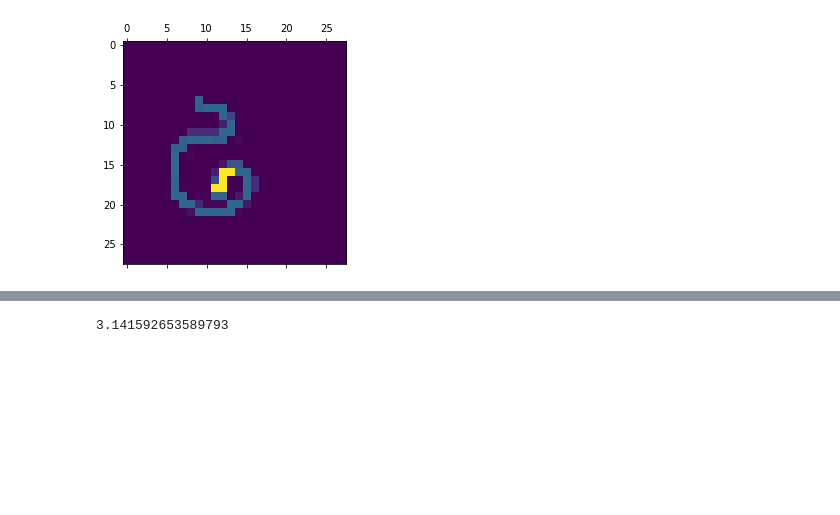
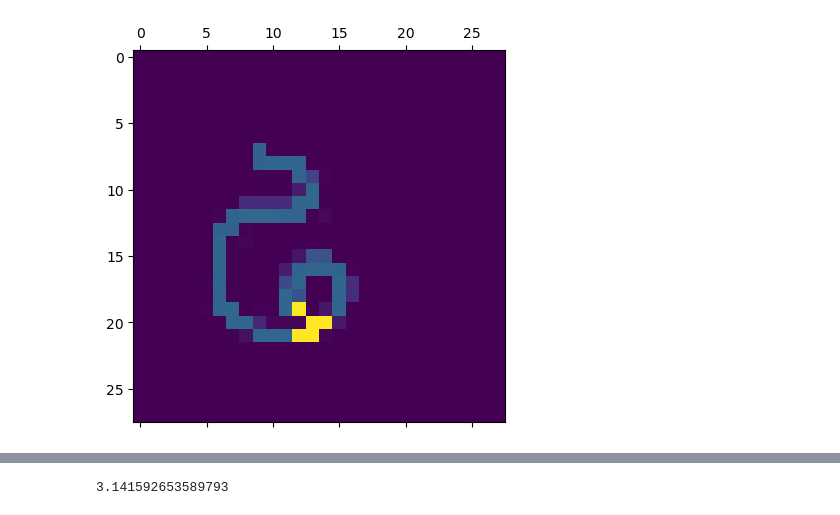
Before and after one commit to oliviermanette/Sentive-One-Shot-Learning-Omniglot, a Jupyter notebook: sandbox metadl/projet article can dynamic neural network improve few shot learning.ipynb, the cells around one changed output, grey strips where cells are left out. Saved outputs shown, nothing was run; the diff lists cells and outputs as text; code cells hidden in the pictures; blank space fills up the shorter version.

```diff
--- a/sandbox metadl/projet article can dynamic neural network improve few shot learning.ipynb
+++ b/sandbox metadl/projet article can dynamic neural network improve few shot learning.ipynb
@@ -110,5 +462,5 @@ sbrain.nnet[0].show_receptive_field_id(71)
 # %%
-sbrain.nnet[0].show_receptive_field_id(75)
+sbrain.nnet[0].show_receptive_field_id(88)
 # %% [output]
-[figure, old version]
+[figure, new version]
 # %%
```
Also changed, not shown: parts of 31 cells of this notebook, 1 other file.
